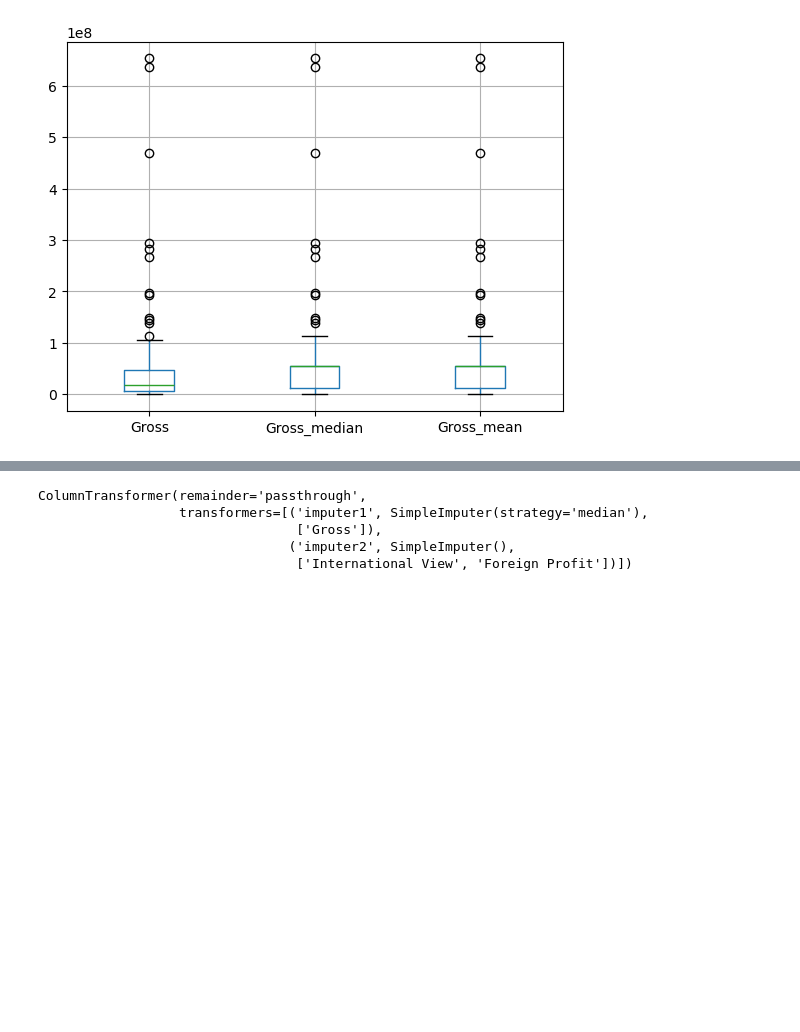
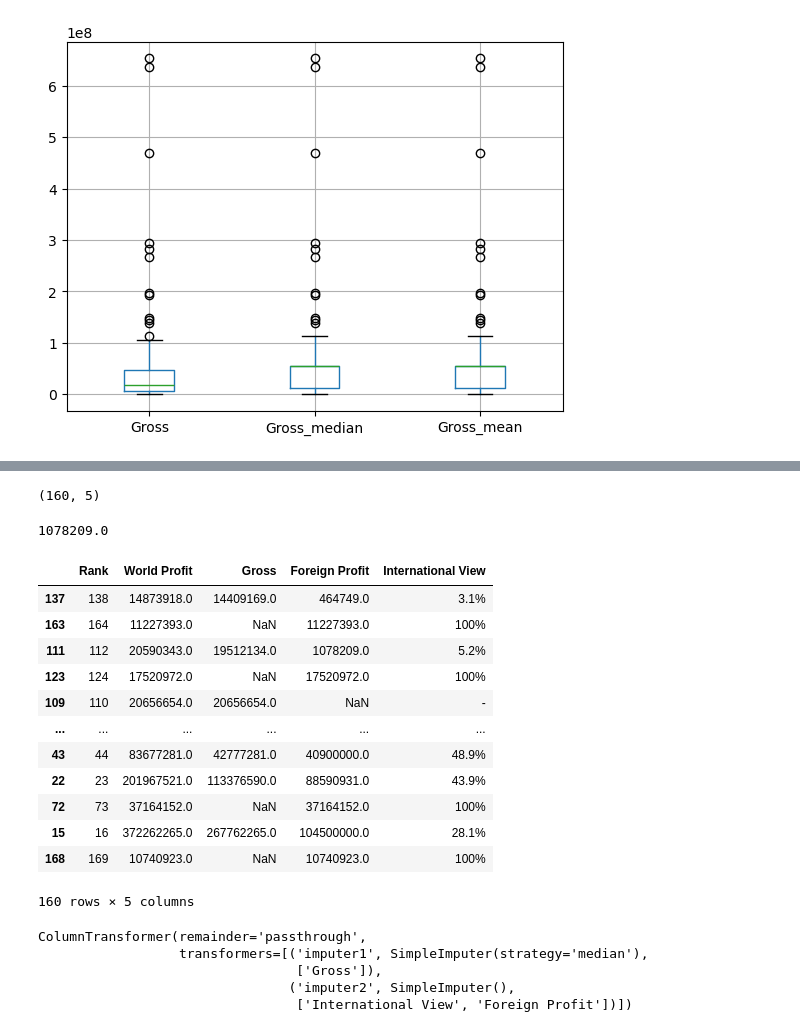
Before and after one commit to Razakhan143/AI-Artificial-Inteligence-, a Jupyter notebook: ML practice/Feature Engineering/handling_missing.ipynb, the cells around one changed output, grey strips where cells are left out. Cells and saved outputs as stored; diff of their text form; code cells hidden in the pictures; blank space fills up the shorter version.

```diff
--- a/ML practice/Feature Engineering/handling_missing.ipynb
+++ b/ML practice/Feature Engineering/handling_missing.ipynb
@@ -198,0 +201,11 @@ X_train
+# %%
+X_train.drop('Movie',axis=1,inplace=True)
+# %%
+X_train.shape
+,'Gross','Foreign Profit'
+# %% [output]
+(160, 5)
+# %%
+X_train['Foreign Profit'].iloc[2]
+# %% [output]
+1078209.0
@@ -199,3 +216,23 @@ X_train
+# %%
+X_train.iloc[1,0] = np.NaN
+X_train.iloc[3,1] = np.NaN
+X_train.iloc[-1,-1] = np.NaN
+# %%
+X_train
+# %% [output]
+|  | Rank | World Profit | Gross | Foreign Profit | International View |
+| 137 | 138 | 14873918.0 | 14409169.0 | 464749.0 | 3.1% |
+| 163 | 164 | 11227393.0 | NaN | 11227393.0 | 100% |
+| 111 | 112 | 20590343.0 | 19512134.0 | 1078209.0 | 5.2% |
+| 123 | 124 | 17520972.0 | NaN | 17520972.0 | 100% |
+| 109 | 110 | 20656654.0 | 20656654.0 | NaN | - |
+| ... | ... | ... | ... | ... | ... |
+| 43 | 44 | 83677281.0 | 42777281.0 | 40900000.0 | 48.9% |
+| 22 | 23 | 201967521.0 | 113376590.0 | 88590931.0 | 43.9% |
+| 72 | 73 | 37164152.0 | NaN | 37164152.0 | 100% |
+| 15 | 16 | 372262265.0 | 267762265.0 | 104500000.0 | 28.1% |
+| 168 | 169 | 10740923.0 | NaN | 10740923.0 | 100% |
+160 rows × 5 columns
 # %%
 trf = ColumnTransformer([
     ('imputer1',SimpleImputer(strategy='median'),['Gross']),
```
Also changed, not shown: parts of 5 cells of this notebook.
